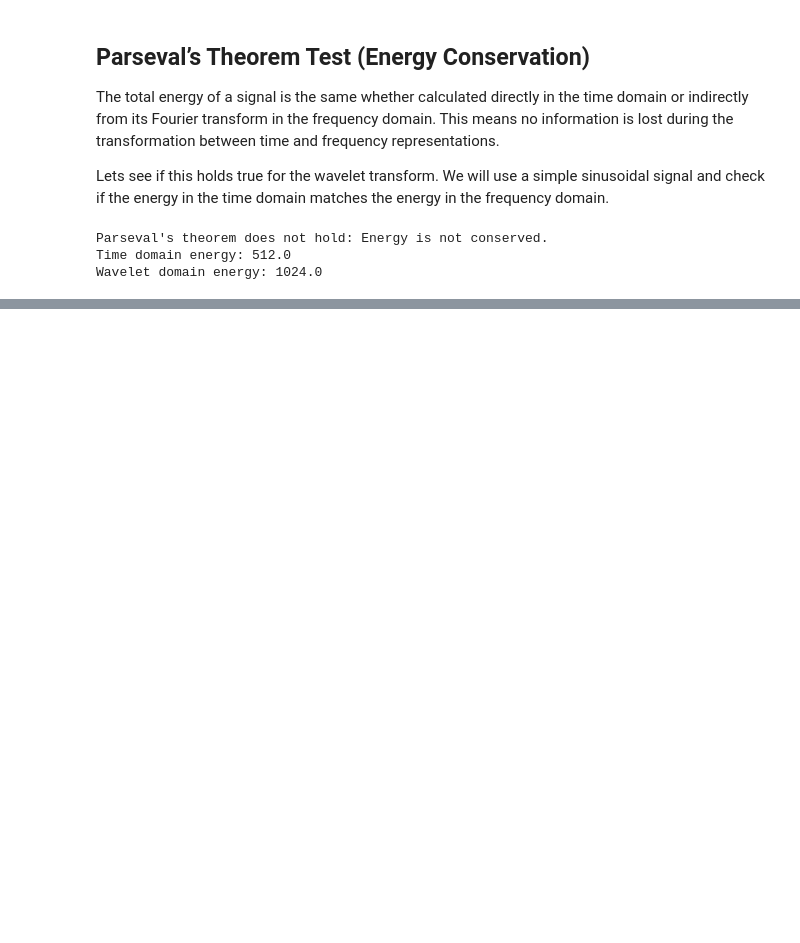
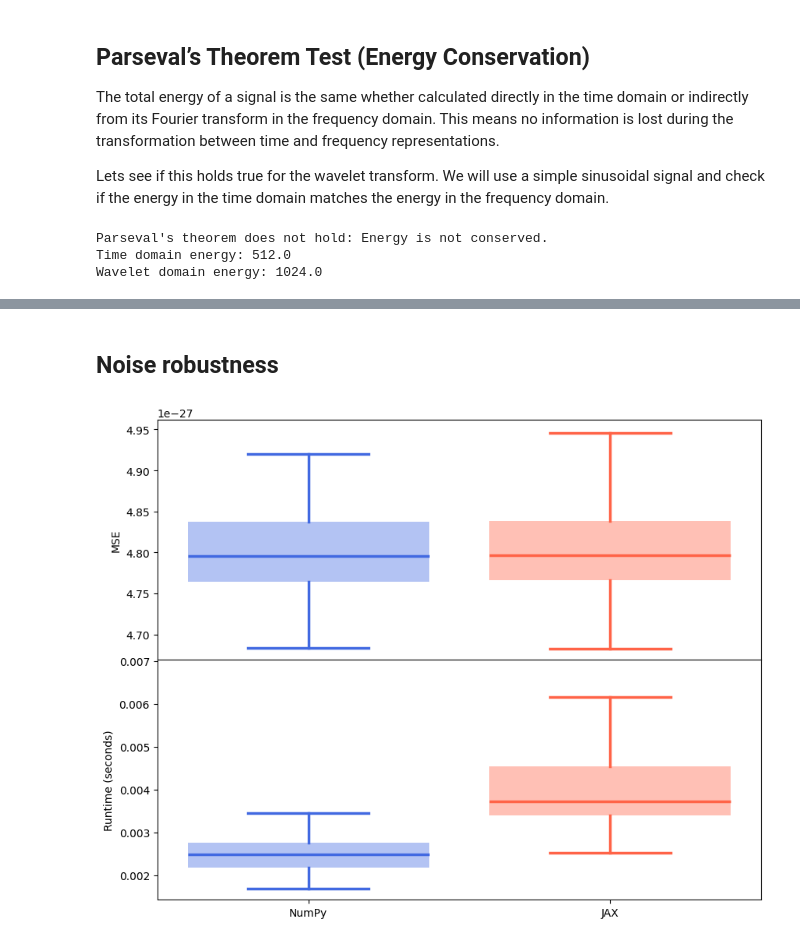
Before and after one commit to pywavelet/pywavelet, a Jupyter notebook: docs/examples/accuracy.ipynb, the cells around one changed output, grey strips where cells are left out. Saved outputs shown, nothing was run; the diff lists cells and outputs as text; code cells hidden in the pictures; blank space fills up the shorter version.

```diff
--- a/docs/examples/accuracy.ipynb
+++ b/docs/examples/accuracy.ipynb
@@ -197,0 +283,9 @@ Wavelet domain energy: 1024.0
+# %%
+from pywavelet.transforms.numpy import (
+    from_freq_to_wavelet,
+    from_wavelet_to_freq,
+)
+
+h_wavelet = from_freq_to_wavelet(h_freq, Nf=Nf, Nt=Nt)
+h_reconstructed = from_wavelet_to_freq(h_wavelet, dt=dt)
+plot(h_freq, h_reconstructed, h_wavelet, title="NumPy Roundtrip")
@@ -197,0 +348,2 @@ Wavelet domain energy: 1024.0
+# %% [markdown]
+## Noise robustness
@@ -197,0 +407,59 @@ Wavelet domain energy: 1024.0
+# %%
+import matplotlib.pyplot as plt
+import numpy as np
+
+# Data setup
+MSE = [numpy_mses[0], jax_mses[0]] + (
+    [cp_mses[0]] if cp_mses is not None else []
+)
+runtimes = [numpy_mses[1], jax_mses[1]] + (
+    [cp_mses[1]] if cp_mses is not None else []
+)
+
+labels = ["NumPy", "JAX"] + (["CuPy"] if cp_mses is not None else [])
+colors = ["royalblue", "tomato"] + (
+    ["seagreen"] if cp_mses is not None else []
+)
+positions = np.arange(len(labels)) * 1.0  # Spaced positions
+
+fig, axes = plt.subplots(2, 1, figsize=(10, 8), sharex=True)
+
+
+# Plot helper
+def make_boxplot(ax, data, title, ylabel):
+    for i, d in enumerate(data):
+        ax.boxplot(
+            d,
+            positions=[positions[i]],
+            widths=0.8,
+            patch_artist=True,
+            boxprops=dict(
+                facecolor=colors[i], alpha=0.4, color=colors[i], linewidth=0
+            ),
+            medianprops=dict(color=colors[i], linewidth=2.5),
+            whiskerprops=dict(color=colors[i], linewidth=2.5),
+            capprops=dict(color=colors[i], linewidth=2.5),
+            flierprops=dict(
+                marker="o", color=colors[i], alpha=0.6, markersize=0
+            ),
+        )
+    # ax.set_title(title)
+    ax.set_ylabel(ylabel)
+    # ax.grid(axis="y", linestyle="--", alpha=0.4)
+
+
+make_boxplot(axes[0], MSE, "Mean Squared Errors (MSEs)", "MSE")
+make_boxplot(axes[1], runtimes, "Runtimes", "Runtime (seconds)")
+
+axes[1].set_xticks(positions)
+axes[1].set_xticklabels(labels)
+
+# remove whitespace between subplots
+plt.subplots_adjust(hspace=0)
+
+
+# plt.tight_layout()
+plt.savefig("plotly_style_thick_boxplot.png", dpi=300, bbox_inches="tight")
+plt.show()
+# %% [output]
+[figure, added]
```
Also changed, not shown: parts of 10 cells of this notebook, 1 other file.
